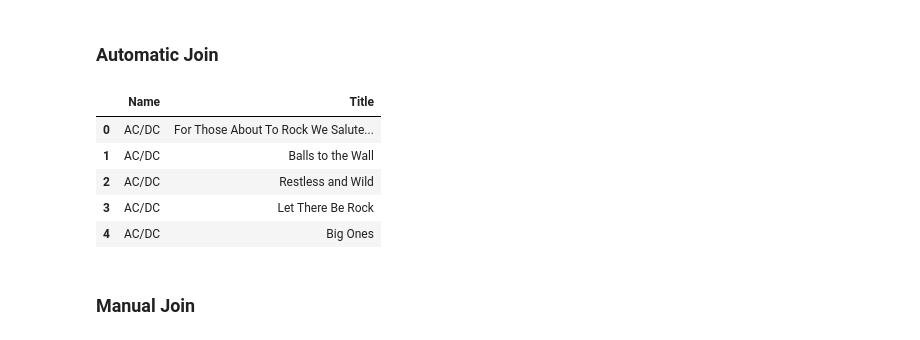
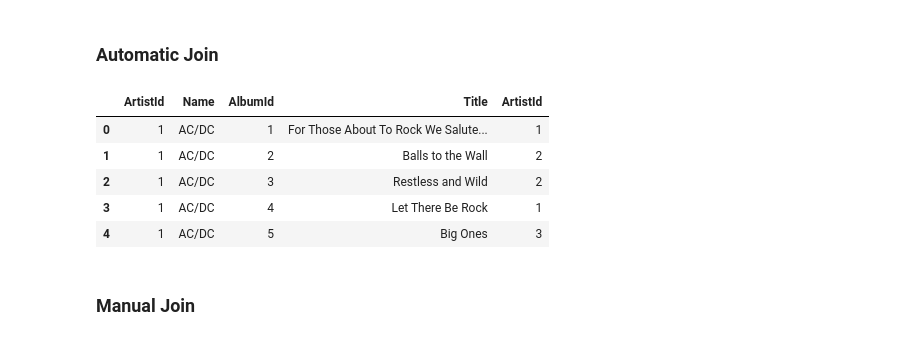
Before and after one commit to rsouza/Databases_Course, a Jupyter notebook: Notebooks/4_SQLAlchemy.ipynb, the cells around one changed output. Saved outputs shown, nothing was run; the diff lists cells and outputs as text; code cells hidden in the pictures.

```diff
--- a/Notebooks/4_SQLAlchemy.ipynb
+++ b/Notebooks/4_SQLAlchemy.ipynb
@@ -181,18 +188,20 @@ albums = sqlalchemy.Table('albums', metadata, autoload=True, autoload_with=engin
 # %% [markdown]
 ### Automatic Join
 # %%
-query = sqlalchemy.select([artists.columns.Name, albums.columns.Title])
+query = sqlalchemy.select([artists, albums])
+#query = sqlalchemy.select([artists.columns.Name, albums.columns.Title])
+
 results = connection.execute(query).fetchall()
 df = pd.DataFrame(results)
 df.columns = results[0].keys()
 df.head(5)
 # %% [output]
-|  | Name | Title |
-| 0 | AC/DC | For Those About To Rock We Salute... |
-| 1 | AC/DC | Balls to the Wall |
-| 2 | AC/DC | Restless and Wild |
-| 3 | AC/DC | Let There Be Rock |
-| 4 | AC/DC | Big Ones |
+|  | ArtistId | Name | AlbumId | Title | ArtistId |
+| 0 | 1 | AC/DC | 1 | For Those About To Rock We Salute... | 1 |
+| 1 | 1 | AC/DC | 2 | Balls to the Wall | 2 |
+| 2 | 1 | AC/DC | 3 | Restless and Wild | 2 |
+| 3 | 1 | AC/DC | 4 | Let There Be Rock | 1 |
+| 4 | 1 | AC/DC | 5 | Big Ones | 3 |
 # %% [markdown]
 ### Manual Join
 # %%
```
Also changed, not shown: parts of 25 cells of this notebook.
